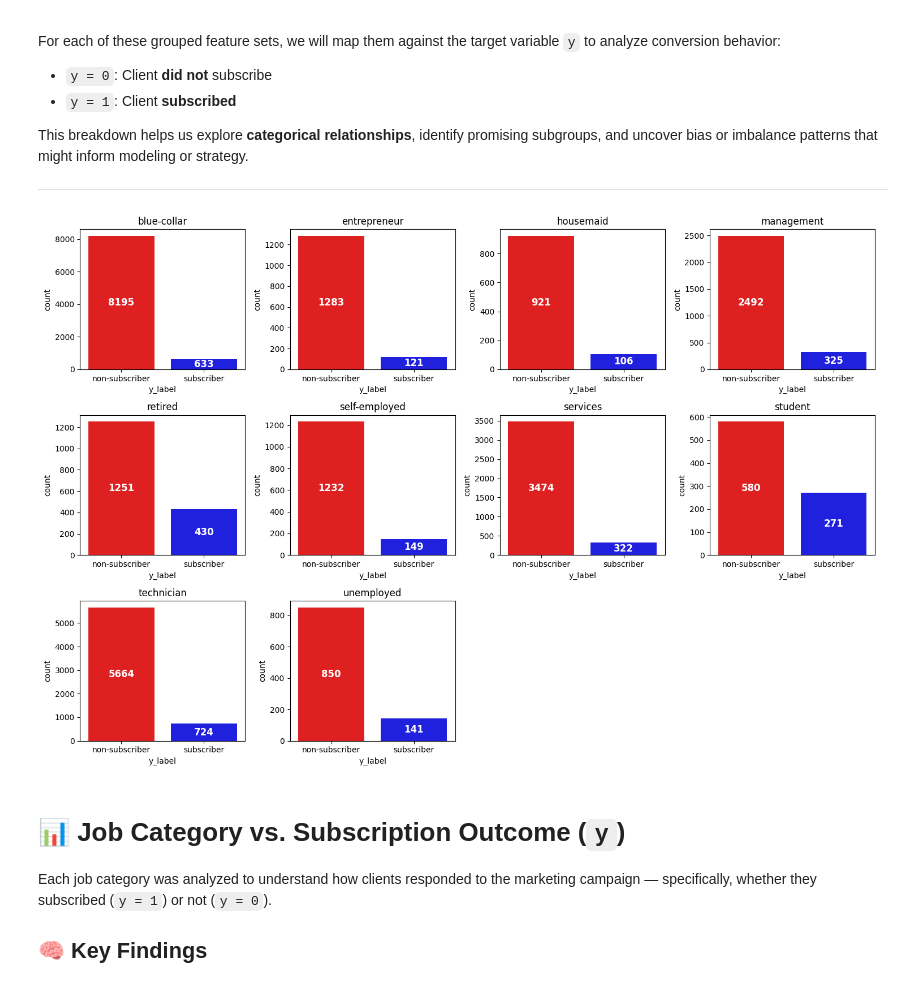
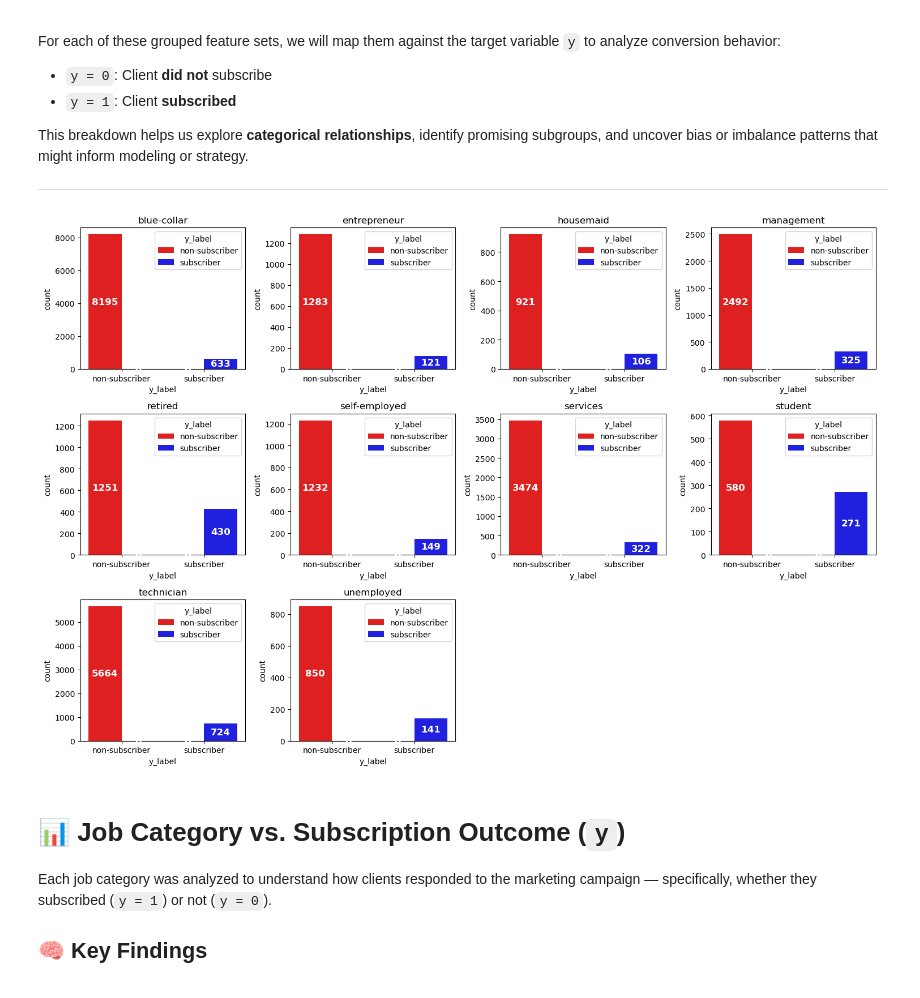
Before and after one commit to oaj1/bank-marketing-analysis, a Jupyter notebook: 01_EDA.ipynb, the cells around one changed output. Saved outputs shown, nothing was run; the diff lists cells and outputs as text; code cells hidden in the pictures.

```diff
--- a/01_EDA.ipynb
+++ b/01_EDA.ipynb
@@ -251,35 +251,35 @@ This breakdown helps us explore **categorical relationships**, identify promisin
 # Add readable label column
 df['y_label'] = df['y'].map({0: 'non-subscriber', 1: 'subscriber'})
 
 job_cols = [col for col in categorical_cols if isinstance(col, str) and col.startswith('job_')]
 
 plt.figure(figsize=(15, 10))
 palette = {'non-subscriber': 'red', 'subscriber': 'blue'}
 
 for i, col in enumerate(job_cols[:10]):  # limit to first 10 for clarity
     plt.subplot(3, 4, i + 1)
 
     temp = df[df[col] == 1].copy()
 
-    ax = sns.countplot(data=temp, x='y_label', hue='y_label', palette=palette, legend=False)
+    ax = sns.countplot(data=temp, x='y_label', hue='y_label', palette=palette)#, legend=False)
     plt.title(col.replace('job_', ''))
 
     # Add count labels inside bars
     for p in ax.patches:
         height = p.get_height()
         ax.text(
             p.get_x() + p.get_width() / 2,
             height * 0.5,
             int(height),
             ha='center', va='center',
             color='white', fontsize=12,
             fontweight='bold'
         )
 
 plt.tight_layout()
 plt.show()
 # %% [output]
-[figure, old version]
+[figure, new version]
 # %% [markdown]
 # 📊 Job Category vs. Subscription Outcome (`y`)
 
```
Also changed, not shown: parts of 7 cells of this notebook, 3 other files.
